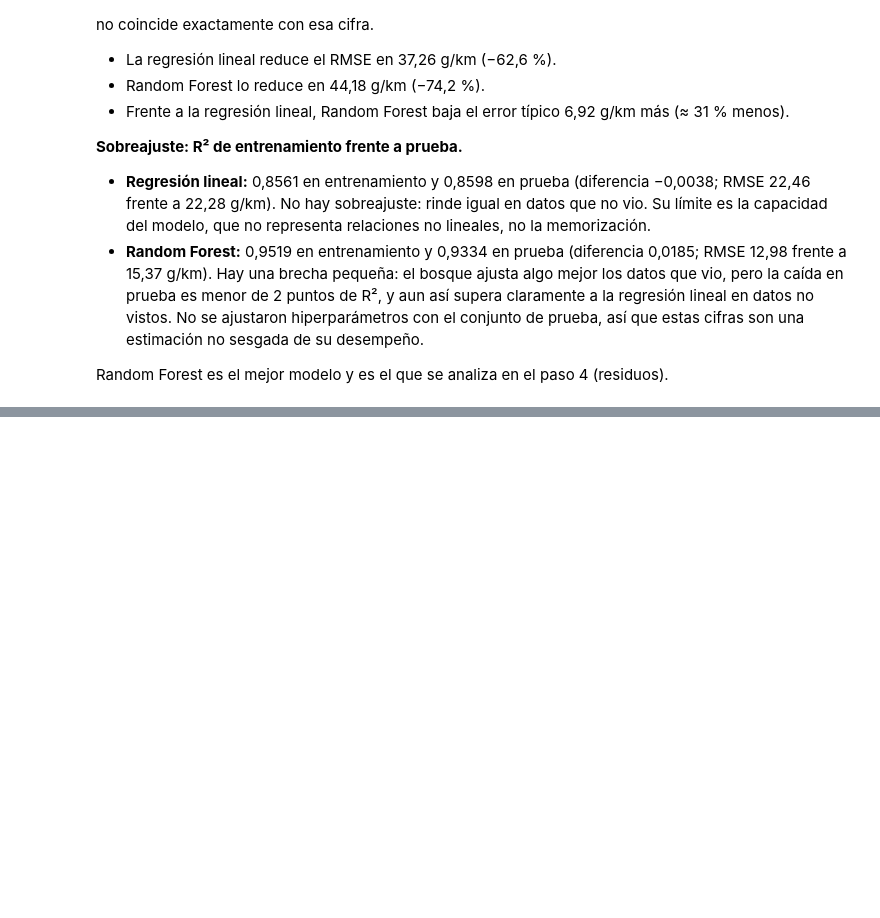
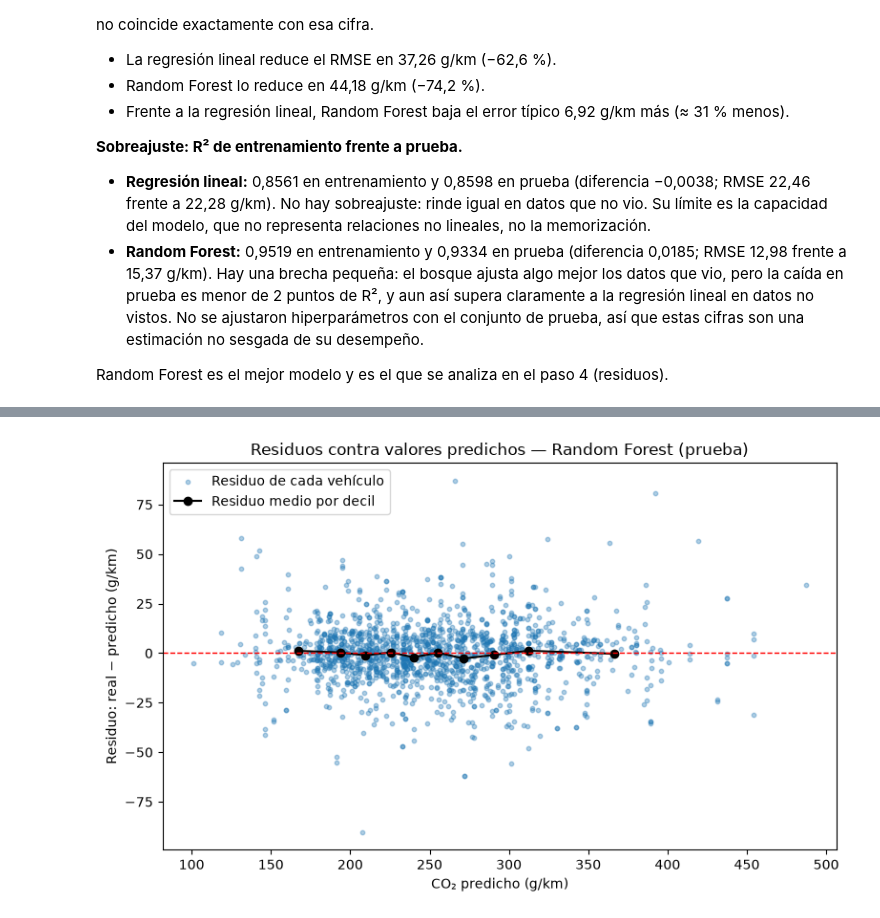
Before and after one commit to mikecrv2019-bit/MAESTRIA-IA, a Jupyter notebook: MAI540_Modulo 4_Tarea 4.2_Herramienta de Regresión Auditada/Herramienta_Regresion_CO2.ipynb, the cells around one changed output, grey strips where cells are left out. Saved outputs shown, nothing was run; the diff lists cells and outputs as text; code cells hidden in the pictures; blank space fills up the shorter version.

```diff
--- a/MAI540_Modulo 4_Tarea 4.2_Herramienta de Regresión Auditada/Herramienta_Regresion_CO2.ipynb
+++ b/MAI540_Modulo 4_Tarea 4.2_Herramienta de Regresión Auditada/Herramienta_Regresion_CO2.ipynb
@@ -285,0 +290,26 @@ Random Forest es el mejor modelo y es el que se analiza en el paso 4 (residuos).
+# %%
+import matplotlib.pyplot as plt
+
+MEJOR = "Random Forest"
+pred = pd.Series(pred_test[MEJOR], index=y_test.index, name="predicho")
+res = (y_test - pred).rename("residuo")
+Path("figuras").mkdir(exist_ok=True)
+
+# Media y desviación de los residuos por decil del valor predicho (línea de tendencia)
+decil = pd.qcut(pred, 10)
+por_decil = pd.DataFrame({"pred": pred, "res": res}).groupby(decil, observed=True).agg(
+    pred_medio=("pred", "mean"), res_medio=("res", "mean"), res_desv=("res", "std"), n=("res", "size"))
+
+fig, ax = plt.subplots(figsize=(8, 5))
+ax.scatter(pred, res, s=10, alpha=0.35, label="Residuo de cada vehículo")
+ax.plot(por_decil["pred_medio"], por_decil["res_medio"], "o-", color="black", label="Residuo medio por decil")
+ax.axhline(0, color="red", linestyle="--", linewidth=1)
+ax.set_xlabel("CO₂ predicho (g/km)")
+ax.set_ylabel("Residuo: real − predicho (g/km)")
+ax.set_title("Residuos contra valores predichos — Random Forest (prueba)")
+ax.legend()
+fig.tight_layout()
+fig.savefig("figuras/residuos_vs_predichos.png", dpi=150)
+plt.show()
+# %% [output]
+[figure, added]
```
Also changed, not shown: parts of 11 cells of this notebook, 2 other files.
